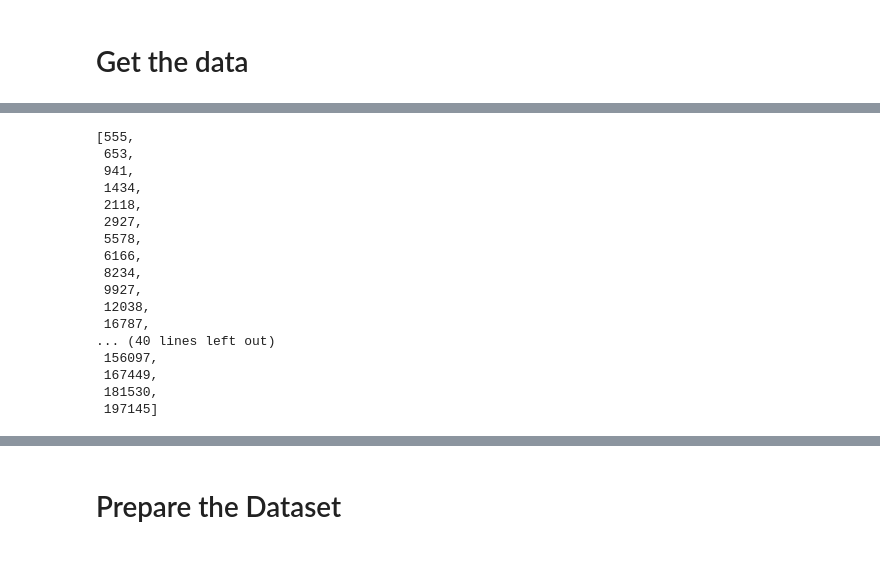
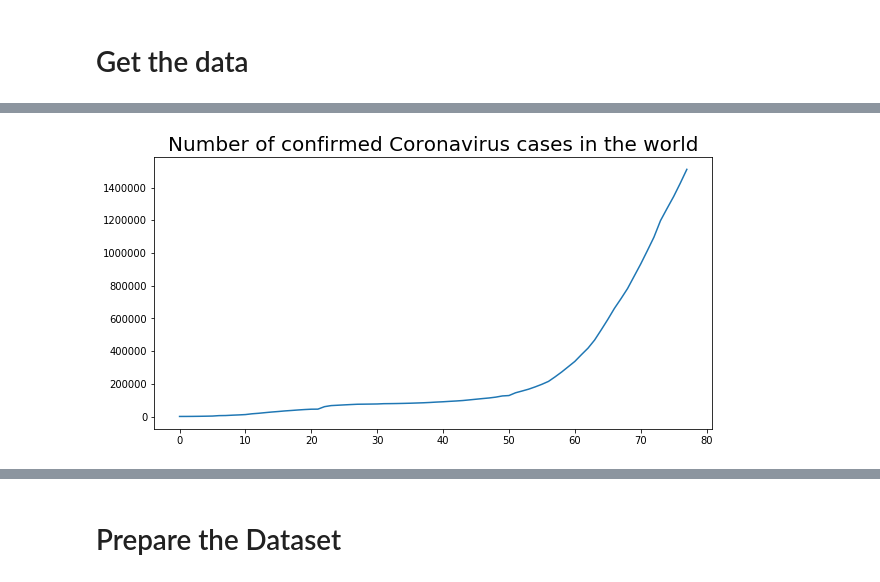
Before and after one commit to meysamrezaee/Coronavirus-cases-prediction, a Jupyter notebook: Coronavirus world case prediction.ipynb, the cells around one changed output, grey strips where cells are left out. Drawn from its saved outputs; the diff is of its cells as text; code cells hidden in the pictures.

```diff
--- a/Coronavirus world case prediction.ipynb
+++ b/Coronavirus world case prediction.ipynb
@@ -22,23 +24,17 @@ df.head()
-# %%
-rawData = [i for i in range(df.shape[1] - 4)]
-for i in range(4, df.shape[1]):
-    rawData[i-4] = sum(df.iloc[:, i])
-rawData
-# %% [output]
-[555,
- 653,
- 941,
- 1434,
- 2118,
- 2927,
- 5578,
- 6166,
- 8234,
- 9927,
- 12038,
- 16787,
-... (40 lines left out)
- 156097,
- 167449,
- 181530,
- 197145]
+# %%
+# only work with a limited amount of data
+df = df[df.columns[:82]]
+# %%
+# rawData contains the values of confirmed cases in the world
+firstDateIndex = df.columns.get_loc("1/22/20")
+rawData = [0 for i in range(firstDateIndex, df.shape[1])]
+for i in range(df.shape[1] - firstDateIndex):
+    rawData[i] = sum(df.iloc[:, i+firstDateIndex])
+# %%
+import matplotlib.pyplot as plt
+plt.figure(figsize=(10, 5))
+plt.title('Number of confirmed Coronavirus cases in the world', size=20)
+plt.plot(range(len(rawData)), rawData)
+plt.show()
+# %% [output]
+[figure, added]
```
Also changed, not shown: parts of 68 cells of this notebook.
